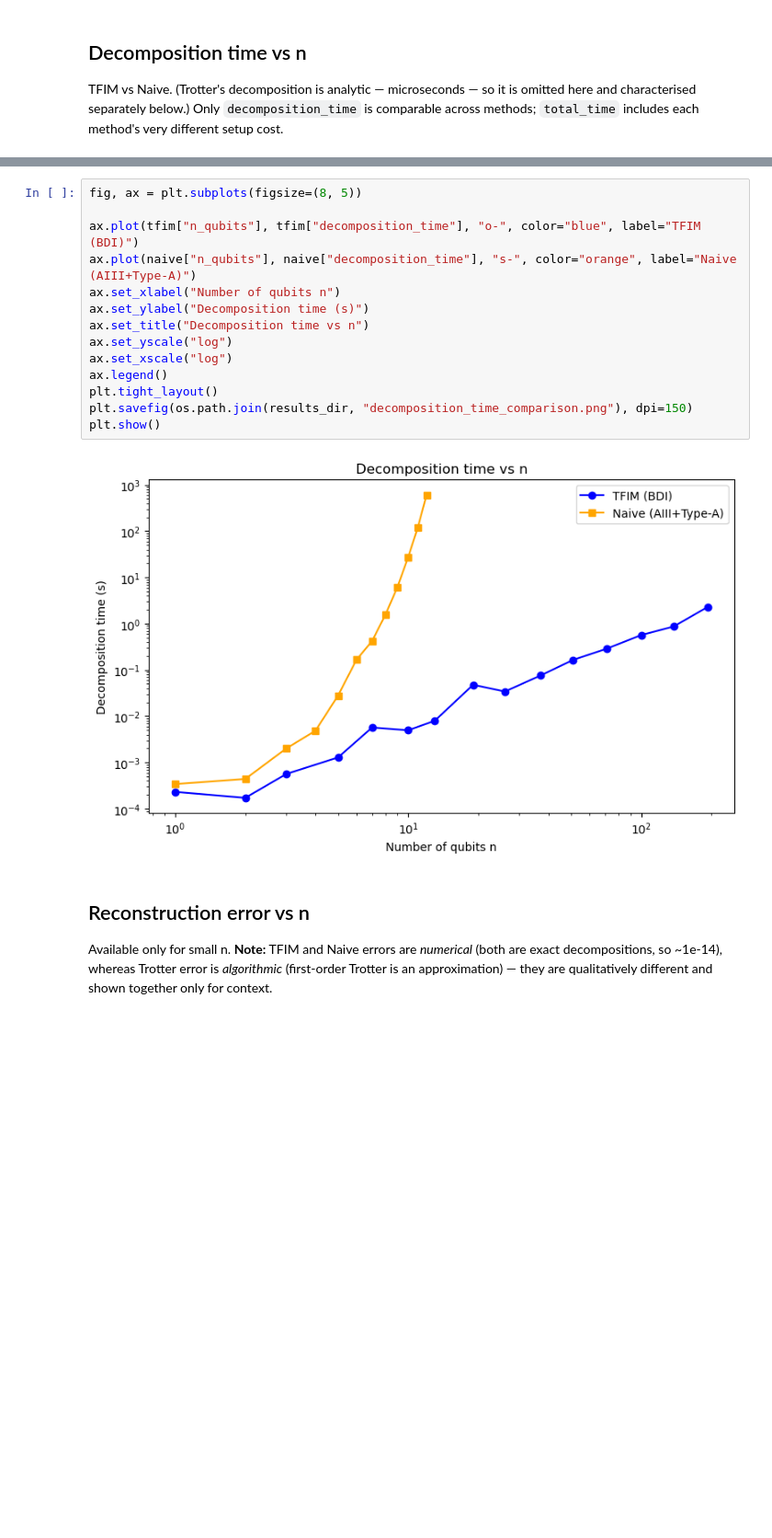
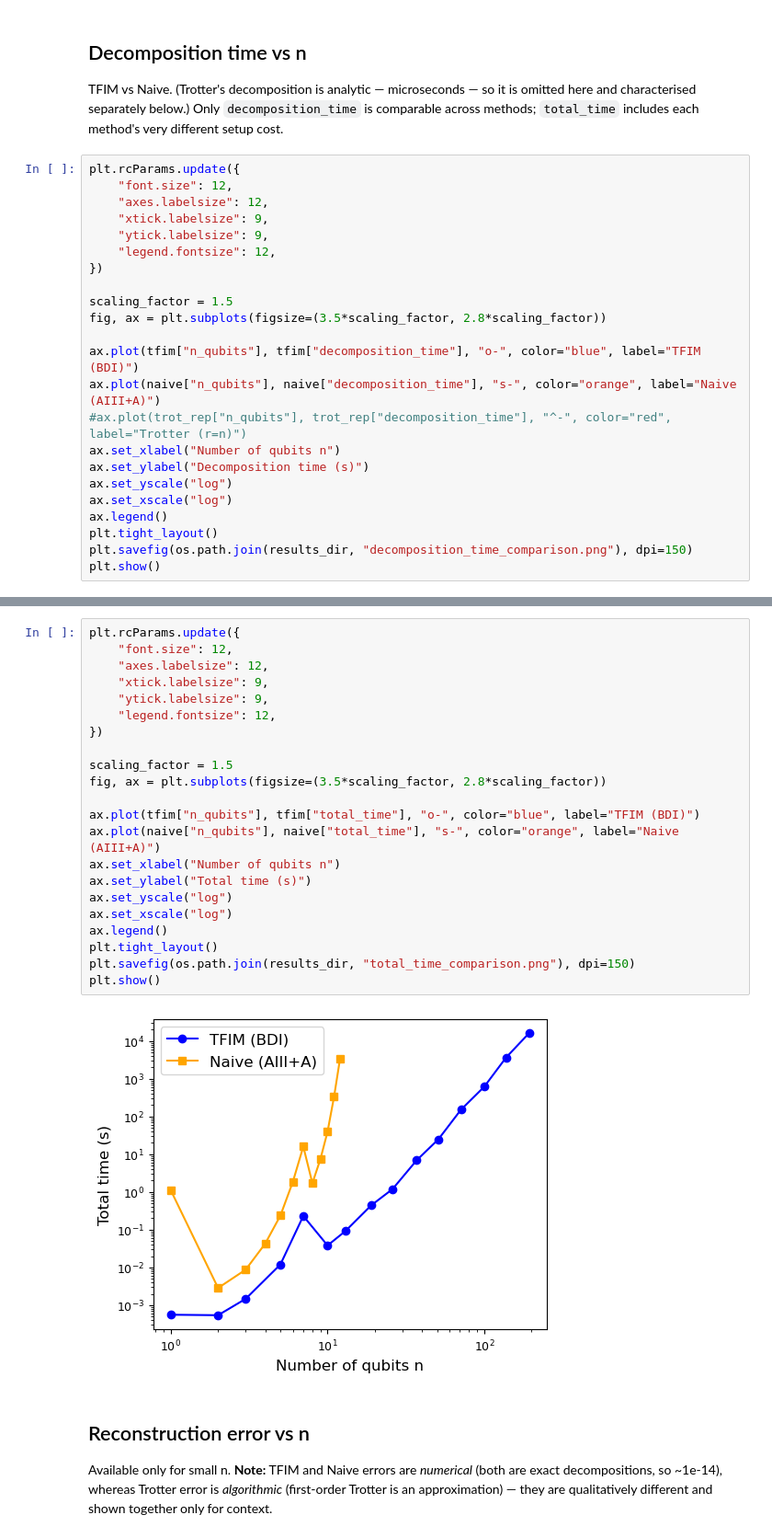
Before and after one commit to yangliu141/tfim-unitary-synthesis, a Jupyter notebook: Results/visualisations.ipynb, the cells around one changed output, grey strips where cells are left out. Shown at 92% size. Drawn from its saved outputs; the diff is of its cells as text; blank space fills up the shorter version.

```diff
--- a/Results/visualisations.ipynb
+++ b/Results/visualisations.ipynb
@@ -89,3 +162,26 @@ plt.show()
 TFIM vs Naive. (Trotter's decomposition is analytic — microseconds — so it is omitted here
 and characterised separately below.) Only `decomposition_time` is comparable across methods;
 `total_time` includes each method's very different setup cost.
+# %%
+plt.rcParams.update({
+    "font.size": 12,
+    "axes.labelsize": 12,
+    "xtick.labelsize": 9,
+    "ytick.labelsize": 9,
+    "legend.fontsize": 12,
+})
+
+scaling_factor = 1.5
+fig, ax = plt.subplots(figsize=(3.5*scaling_factor, 2.8*scaling_factor))
+
+ax.plot(tfim["n_qubits"], tfim["decomposition_time"], "o-", color="blue", label="TFIM (BDI)")
+ax.plot(naive["n_qubits"], naive["decomposition_time"], "s-", color="orange", label="Naive (AIII+A)")
+#ax.plot(trot_rep["n_qubits"], trot_rep["decomposition_time"], "^-", color="red", label="Trotter (r=n)")
+ax.set_xlabel("Number of qubits n")
+ax.set_ylabel("Decomposition time (s)")
+ax.set_yscale("log")
+ax.set_xscale("log")
+ax.legend()
+plt.tight_layout()
+plt.savefig(os.path.join(results_dir, "decomposition_time_comparison.png"), dpi=150)
+plt.show()
@@ -92,19 +190,27 @@ and characterised separately below.) Only `decomposition_time` is comparable acr
 # %%
-fig, ax = plt.subplots(figsize=(8, 5))
+plt.rcParams.update({
+    "font.size": 12,
+    "axes.labelsize": 12,
+    "xtick.labelsize": 9,
+    "ytick.labelsize": 9,
+    "legend.fontsize": 12,
+})
 
-ax.plot(tfim["n_qubits"], tfim["decomposition_time"], "o-", color="blue", label="TFIM (BDI)")
-ax.plot(naive["n_qubits"], naive["decomposition_time"], "s-", color="orange", label="Naive (AIII+Type-A)")
+scaling_factor = 1.5
+fig, ax = plt.subplots(figsize=(3.5*scaling_factor, 2.8*scaling_factor))
+
+ax.plot(tfim["n_qubits"], tfim["total_time"], "o-", color="blue", label="TFIM (BDI)")
+ax.plot(naive["n_qubits"], naive["total_time"], "s-", color="orange", label="Naive (AIII+A)")
 ax.set_xlabel("Number of qubits n")
-ax.set_ylabel("Decomposition time (s)")
-ax.set_title("Decomposition time vs n")
+ax.set_ylabel("Total time (s)")
 ax.set_yscale("log")
 ax.set_xscale("log")
 ax.legend()
 plt.tight_layout()
-plt.savefig(os.path.join(results_dir, "decomposition_time_comparison.png"), dpi=150)
+plt.savefig(os.path.join(results_dir, "total_time_comparison.png"), dpi=150)
 plt.show()
 # %% [output]
-[figure, old version]
+[figure, new version]
 # %% [markdown]
 ## Reconstruction error vs n
 Available only for small n. **Note:** TFIM and Naive errors are *numerical* (both are exact
```
Also changed, not shown: parts of 10 cells of this notebook, 11 other files.
